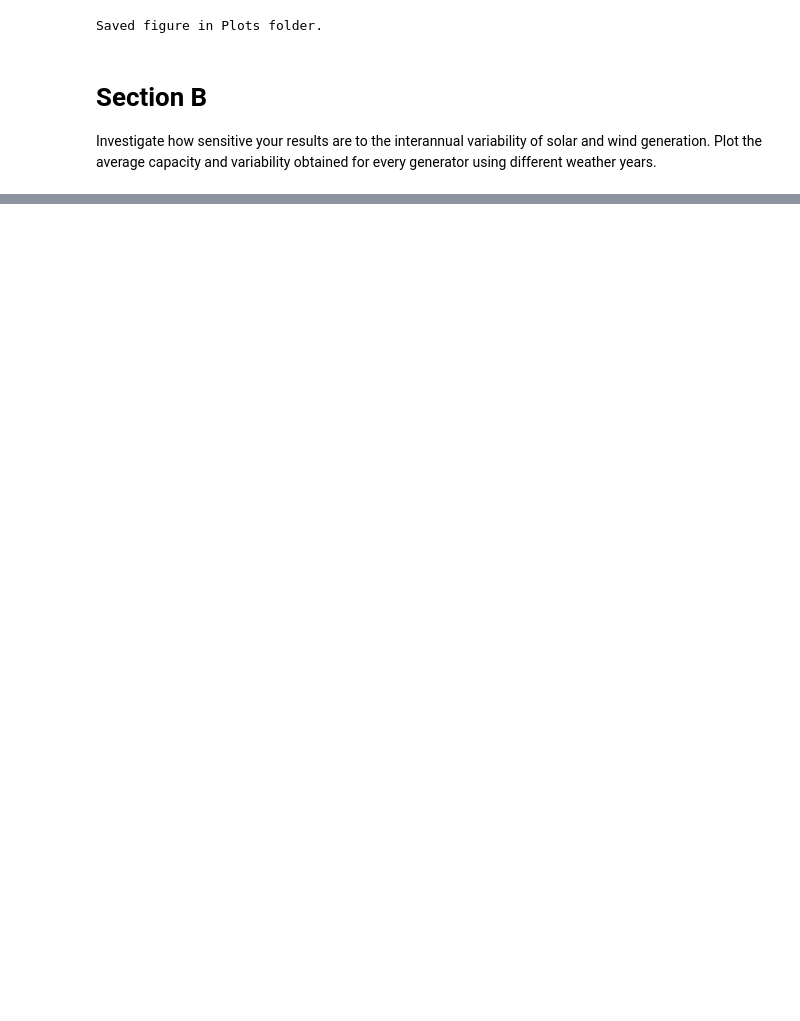
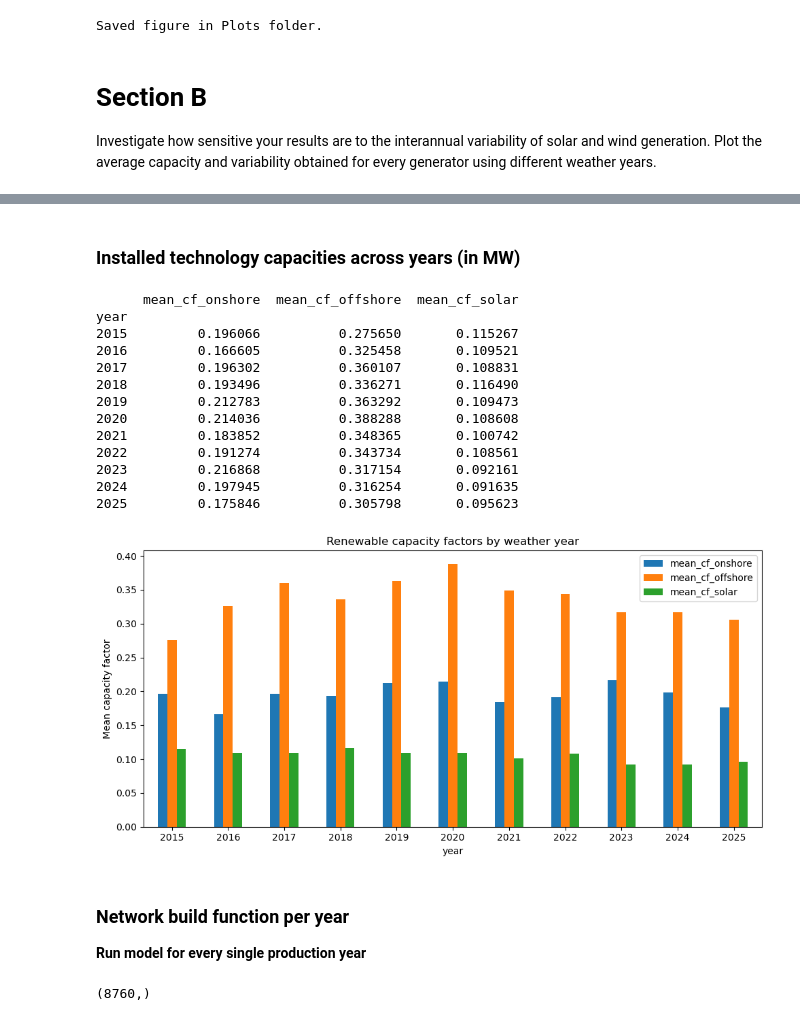
Before and after one commit to fortero23/Integrated_Energy_Grids, a Jupyter notebook: Modules/Assignment1.ipynb, the cells around one changed output, grey strips where cells are left out. Cells and saved outputs as stored; diff of their text form; code cells hidden in the pictures; blank space fills up the shorter version.

```diff
--- a/Modules/Assignment1.ipynb
+++ b/Modules/Assignment1.ipynb
@@ -444,0 +501,76 @@ weather_years = [...]  # e.g. [2013, 2014, 2015, 2016]
+# %% [markdown]
+### Installed technology capacities across years (in MW)
+# %%
+solar_cap = {
+2015:36970, 2016:38330,
+2017:39860, 2018:42580,
+2019:46230, 2020:50920,
+2021:56070, 2022:62920,
+2023:76920, 2024:92410,
+2025:107400
+}
+
+onshore_cap = {
+2015:41300, 2016:45280,
+2017:50170, 2018:52330,
+2019:53190, 2020:54410,
+2021:56050, 2022:58010,
+2023:61010, 2024:63590,
+2025:68220
+}
+
+offshore_cap = {
+2015:3380, 2016:4240,
+2017:5520, 2018:6510,
+2019:7660, 2020:7870,
+2021:7870, 2022:8220,
+2023:8470, 2024:9220,
+2025:9730
+}
+
+cap_factor_each_year = []
+
+for year, df_year in production_by_year.items():
+
+    wind_onshore_cf  = (df_year["wind_onshore"] / onshore_cap[year]).clip(0,1)
+    wind_offshore_cf = (df_year["wind_offshore"] / offshore_cap[year]).clip(0,1)
+    solar_cf         = (df_year["solar"] / solar_cap[year]).clip(0,1)
+
+    # This is just to calculate mean capacity factor for each technology and plot it
+    cap_factor_each_year.append({
+        "year": year,
+        "mean_cf_onshore": wind_onshore_cf.mean(),
+        "mean_cf_offshore": wind_offshore_cf.mean(),
+        "mean_cf_solar": solar_cf.mean()
+    })
+
+cf_df = pd.DataFrame(cap_factor_each_year).set_index("year").sort_index()
+
+print(cf_df)
+
+cf_df.plot(kind="bar", figsize=(10,5))
+plt.ylabel("Mean capacity factor")
+plt.title("Renewable capacity factors by weather year")
+plt.xticks(rotation=0)
+plt.tight_layout()
+plt.savefig(PLOTS_DIR / "Cap_factor_per_year.png", dpi=200)
+plt.show()
+plt.close()
+# %% [output]
+      mean_cf_onshore  mean_cf_offshore  mean_cf_solar
+year
+2015         0.196066          0.275650       0.115267
+2016         0.166605          0.325458       0.109521
+2017         0.196302          0.360107       0.108831
+2018         0.193496          0.336271       0.116490
+2019         0.212783          0.363292       0.109473
+2020         0.214036          0.388288       0.108608
+2021         0.183852          0.348365       0.100742
+2022         0.191274          0.343734       0.108561
+2023         0.216868          0.317154       0.092161
+2024         0.197945          0.316254       0.091635
+2025         0.175846          0.305798       0.095623
+[figure, added]
+# %% [markdown]
+### Network build function per year
+**Run model for every single production year**
@@ -444,0 +652,4 @@ weather_years = [...]  # e.g. [2013, 2014, 2015, 2016]
+# %%
+print(demand_series.shape)
+# %% [output]
+(8760,)
```
Also changed, not shown: parts of 28 cells of this notebook.
